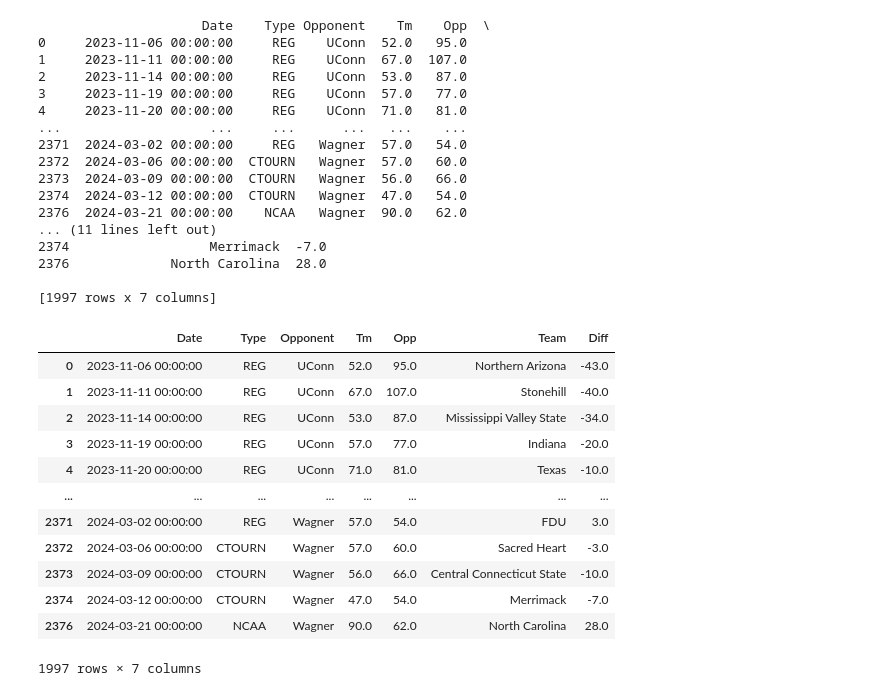
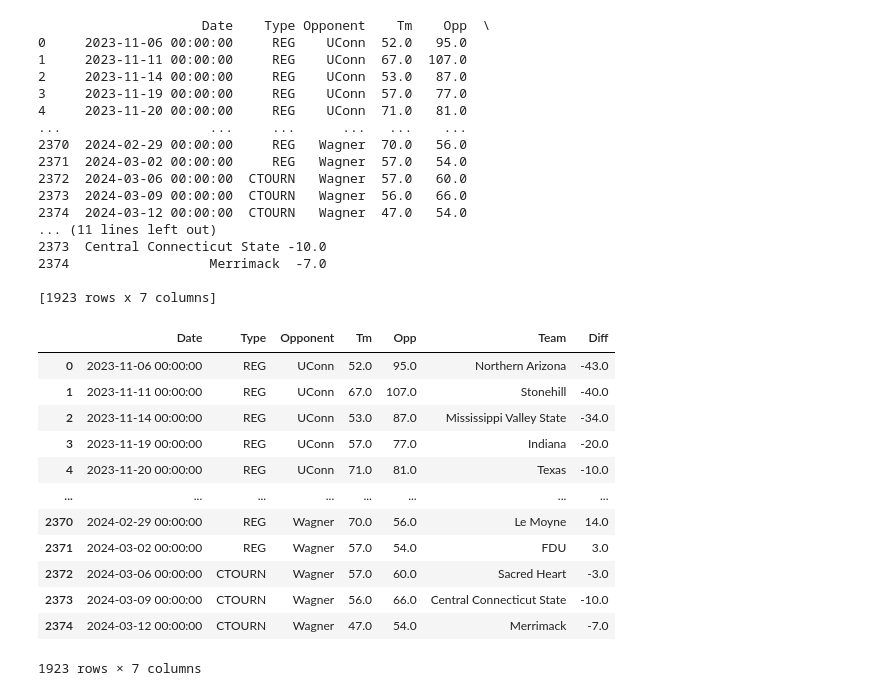
Before and after one commit to cbobowic/BMCM2024, a Jupyter notebook: ransac-pagerank.ipynb, the cells around one changed output. Cells and saved outputs as stored; diff of their text form; code cells hidden in the pictures.

```diff
--- a/ransac-pagerank.ipynb
+++ b/ransac-pagerank.ipynb
@@ -3,46 +3,46 @@ import networkx as nx
 import matplotlib.pyplot as plt
 import pandas as pd
 # %%
-all_data = pd.read_pickle('./data/no_singletons_data.pkl')
+all_data = pd.read_pickle('./data/season_data_no_singletons.pkl')
 
 print(all_data)
 # all_data = all_data.drop_duplicates(subset=['Team', 'Opponent'])
 # all_data = all_data.groupby(['Team', 'Opponent'], as_index=False).mean()
 # Group by 'Date', 'Team', and 'Opponent'
 
 
 all_data
 # %% [output]
                      Date    Type Opponent    Tm    Opp  \
 0     2023-11-06 00:00:00     REG    UConn  52.0   95.0
 1     2023-11-11 00:00:00     REG    UConn  67.0  107.0
 2     2023-11-14 00:00:00     REG    UConn  53.0   87.0
 3     2023-11-19 00:00:00     REG    UConn  57.0   77.0
 4     2023-11-20 00:00:00     REG    UConn  71.0   81.0
 ...                   ...     ...      ...   ...    ...
+2370  2024-02-29 00:00:00     REG   Wagner  70.0   56.0
 2371  2024-03-02 00:00:00     REG   Wagner  57.0   54.0
 2372  2024-03-06 00:00:00  CTOURN   Wagner  57.0   60.0
 2373  2024-03-09 00:00:00  CTOURN   Wagner  56.0   66.0
 2374  2024-03-12 00:00:00  CTOURN   Wagner  47.0   54.0
-2376  2024-03-21 00:00:00    NCAA   Wagner  90.0   62.0
 ... (11 lines left out)
+2373  Central Connecticut State -10.0
 2374                  Merrimack  -7.0
-2376             North Carolina  28.0
 
-[1997 rows x 7 columns]
+[1923 rows x 7 columns]
 |  | Date | Type | Opponent | Tm | Opp | Team | Diff |
 | 0 | 2023-11-06 00:00:00 | REG | UConn | 52.0 | 95.0 | Northern Arizona | -43.0 |
 | 1 | 2023-11-11 00:00:00 | REG | UConn | 67.0 | 107.0 | Stonehill | -40.0 |
 | 2 | 2023-11-14 00:00:00 | REG | UConn | 53.0 | 87.0 | Mississippi Valley State | -34.0 |
 | 3 | 2023-11-19 00:00:00 | REG | UConn | 57.0 | 77.0 | Indiana | -20.0 |
 | 4 | 2023-11-20 00:00:00 | REG | UConn | 71.0 | 81.0 | Texas | -10.0 |
 | ... | ... | ... | ... | ... | ... | ... | ... |
+| 2370 | 2024-02-29 00:00:00 | REG | Wagner | 70.0 | 56.0 | Le Moyne | 14.0 |
 | 2371 | 2024-03-02 00:00:00 | REG | Wagner | 57.0 | 54.0 | FDU | 3.0 |
 | 2372 | 2024-03-06 00:00:00 | CTOURN | Wagner | 57.0 | 60.0 | Sacred Heart | -3.0 |
 | 2373 | 2024-03-09 00:00:00 | CTOURN | Wagner | 56.0 | 66.0 | Central Connecticut State | -10.0 |
 | 2374 | 2024-03-12 00:00:00 | CTOURN | Wagner | 47.0 | 54.0 | Merrimack | -7.0 |
-| 2376 | 2024-03-21 00:00:00 | NCAA | Wagner | 90.0 | 62.0 | North Carolina | 28.0 |
-1997 rows × 7 columns
+1923 rows × 7 columns
 # %%
 df = all_data.copy()
 
```
Also changed, not shown: parts of 14 cells of this notebook, 9 other files.
